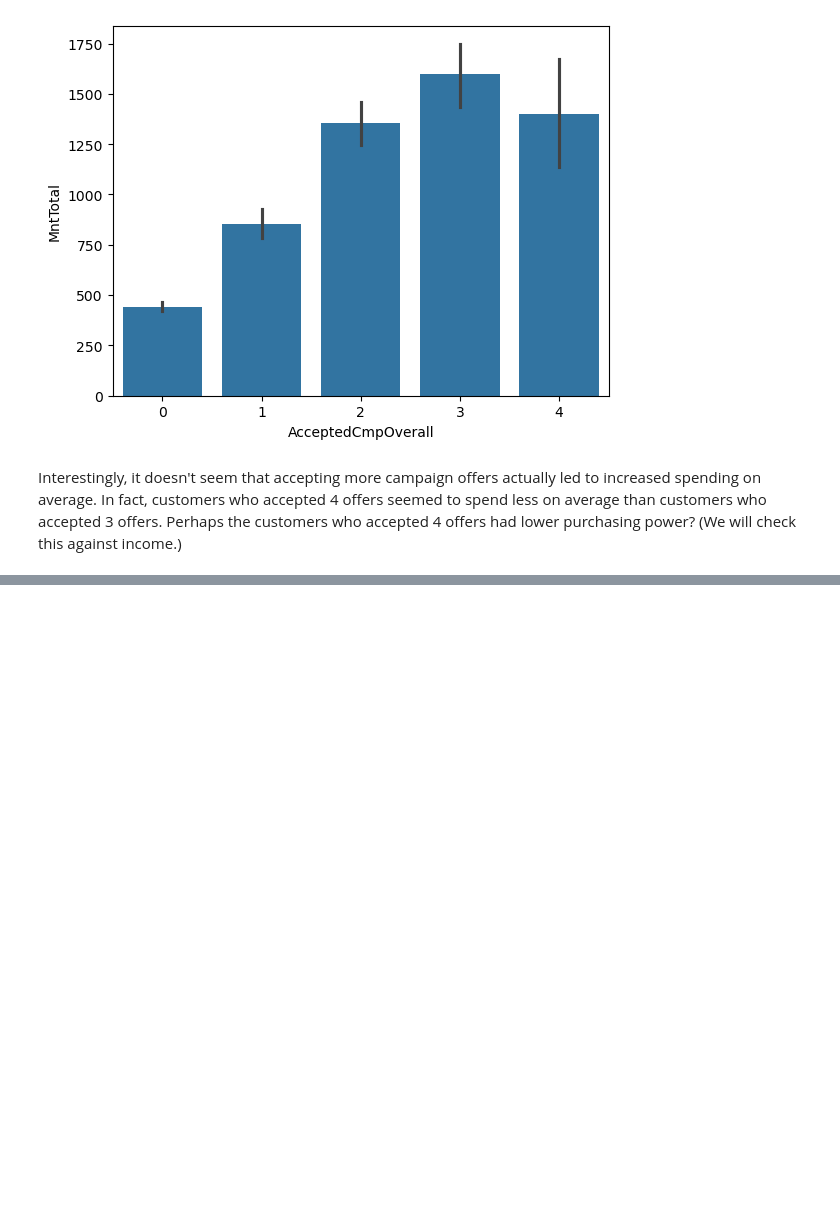
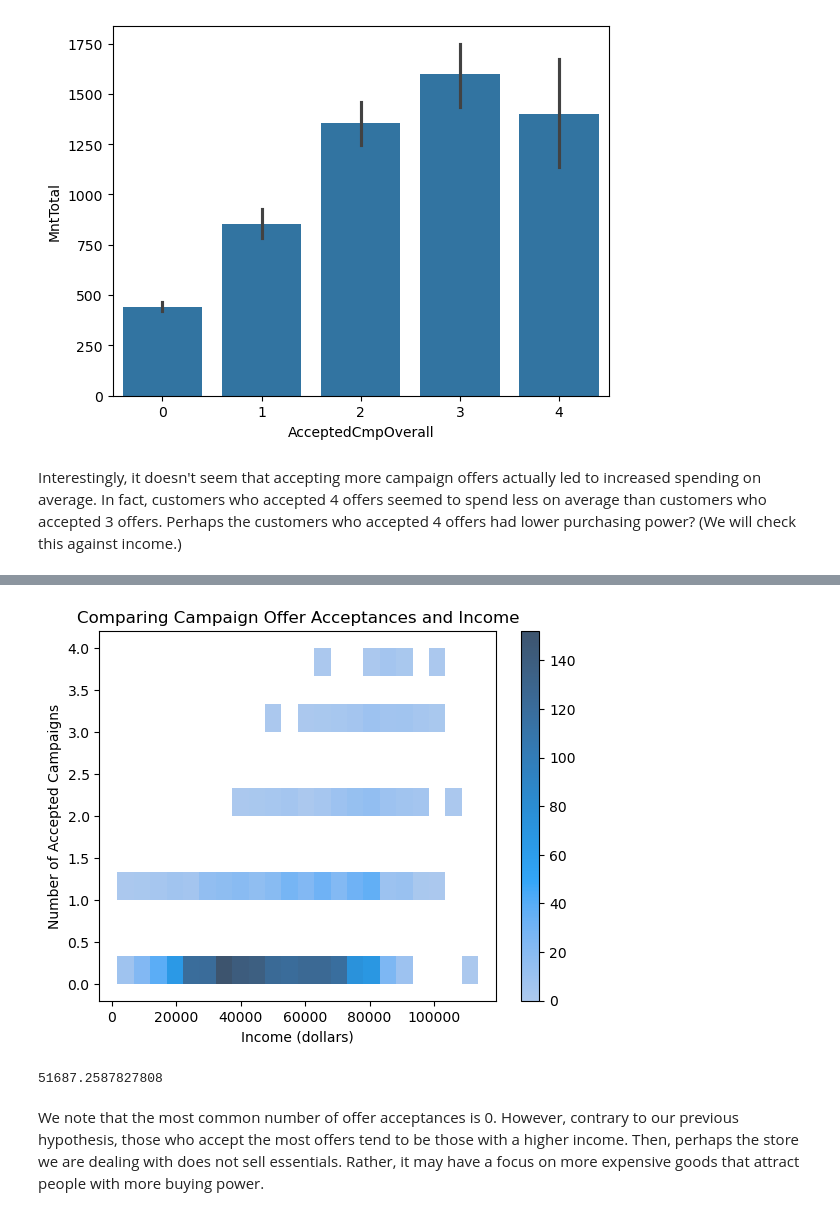
Before and after one commit to samjian8/marketing-campaign-analysis, a Jupyter notebook: main.ipynb, the cells around one changed output, grey strips where cells are left out. Cells and saved outputs as stored; diff of their text form; code cells hidden in the pictures; blank space fills up the shorter version.

```diff
--- a/main.ipynb
+++ b/main.ipynb
@@ -325,0 +340,14 @@ Interestingly, it doesn't seem that accepting more campaign offers actually led
+# %%
+sns.histplot(data=df, y='AcceptedCmpOverall', x='Income' ,cbar=True)
+plt.title('Comparing Campaign Offer Acceptances and Income')
+plt.ylabel('Number of Accepted Campaigns')
+plt.xlabel('Income (dollars)')
+plt.show()
+# %% [output]
+[figure, added]
+# %%
+df['Income'].mean()
+# %% [output]
+51687.2587827808
+# %% [markdown]
+We note that the most common number of offer acceptances is 0. However, contrary to our previous hypothesis, those who accept the most offers tend to be those with a higher income. Then, perhaps the store we are dealing with does not sell essentials. Rather, it may have a focus on more expensive goods that attract people with more buying power.
```
Also changed, not shown: parts of 2 cells of this notebook.
